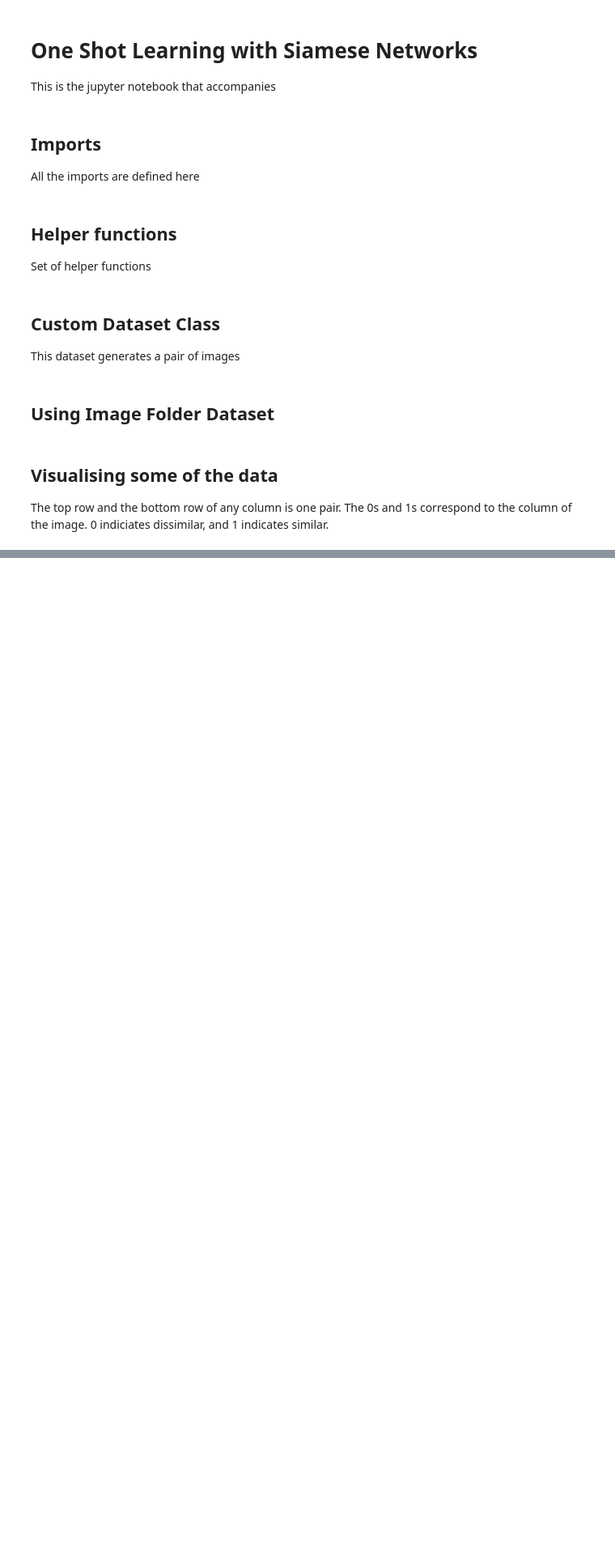
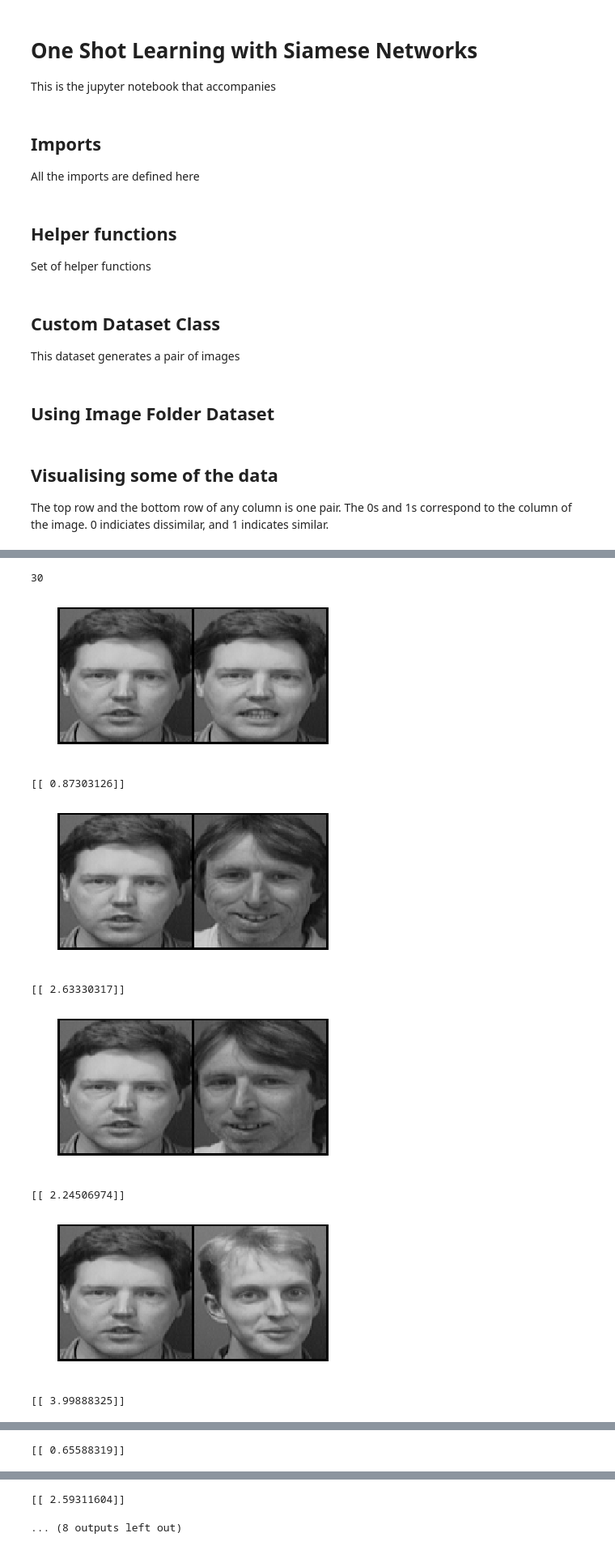
Before and after one commit to harveyslash/Facial-Similarity-with-Siamese-Networks-in-Pytorch, a Jupyter notebook: Siamese-networks-medium.ipynb, the cells around one changed output, grey strips where cells are left out. Shown at 81% size. Drawn from its saved outputs; the diff is of its cells as text; code cells hidden in the pictures; blank space fills up the shorter version.

```diff
--- a/Siamese-networks-medium.ipynb
+++ b/Siamese-networks-medium.ipynb
@@ -92,0 +318,43 @@ print(example_batch[2].numpy())
+# %%
+output1,output2 = net(Variable(test1).cuda(),Variable(test2).cuda())
+
+euclidean_distance = F.pairwise_distance(output1, output2)
+print (euclidean_distance.cpu().data[0].numpy())
+# %%
+foler = dset.ImageFolder(root='./data/faces/testing/')
+siamese_dataset = SiameseNetworkDataset(imageFolderDataset=foler,
+                                        transform=transforms.Compose([transforms.Scale((100,100)),
+                                                                      transforms.ToTensor()])
+                                       ,should_invert=False)
+test_dataloader = DataLoader(siamese_dataset,
+                        shuffle=True,
+                        num_workers=1,
+                        batch_size=1)
+
+dataiter = iter(test_dataloader)
+
+x0,_,label = next(dataiter)
+# %% [output]
+30
+# %%
+for i in range(10):
+    dataiter = iter(test_dataloader)
+    _,x1,label2 = next(dataiter)
+
+
+    concatenated = torch.cat((x0,x1),0)
+    imshow(torchvision.utils.make_grid(concatenated))
+
+    output1,output2 = net(Variable(x0).cuda(),Variable(x1).cuda())
+
+    euclidean_distance = F.pairwise_distance(output1, output2)
+    print (euclidean_distance.cpu().data.numpy())
+# %% [output]
+[figure, added]
+[[ 0.87303126]]
+[figure, added]
+[[ 2.63330317]]
+[figure, added]
+[[ 2.24506974]]
+[figure, added]
+[[ 3.99888325]]
@@ -92,0 +362 @@ print(example_batch[2].numpy())
+[[ 0.65588319]]
@@ -92,0 +364,2 @@ print(example_batch[2].numpy())
+[[ 2.59311604]]
+... (8 outputs left out)
```
Also changed, not shown: parts of 21 cells of this notebook.
